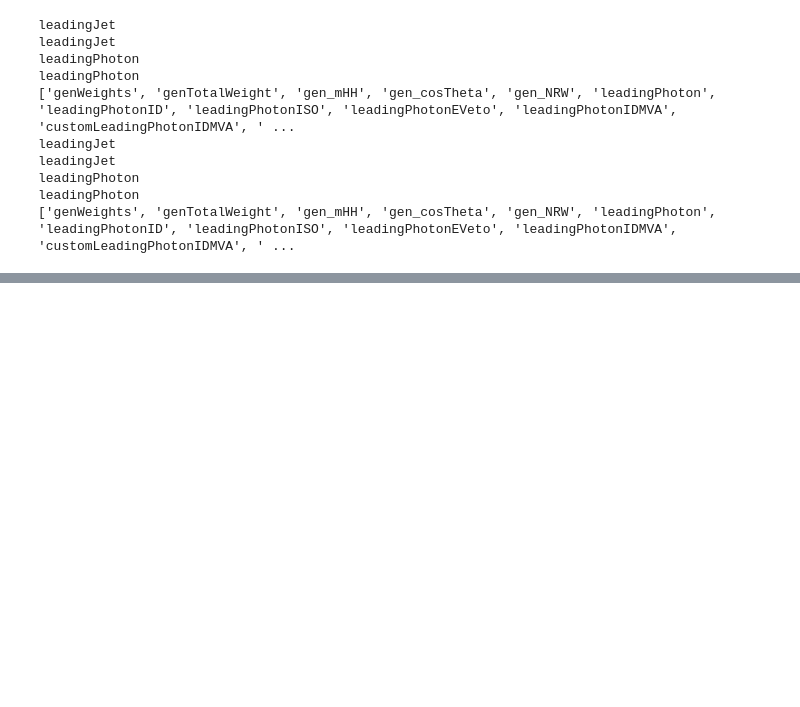
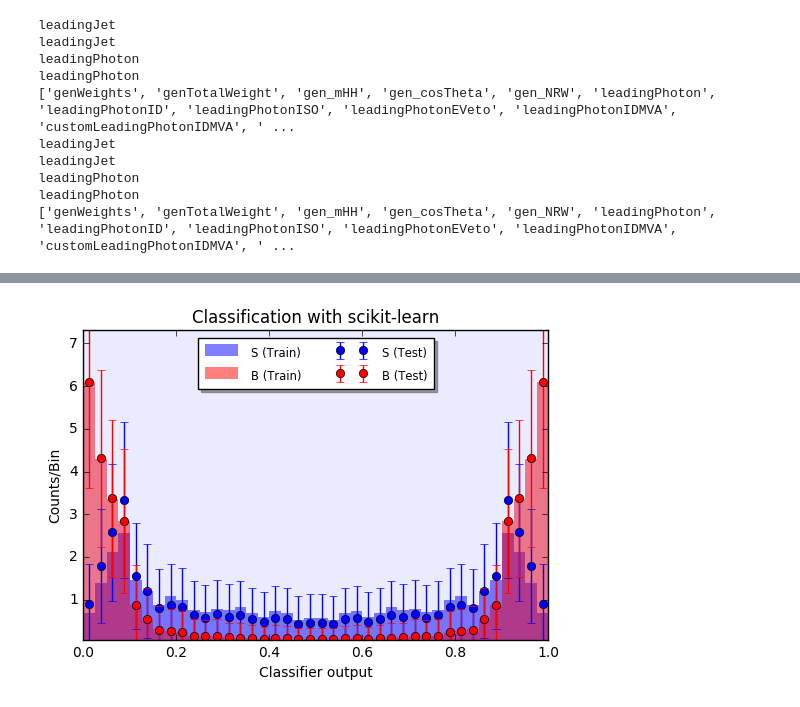
Before and after one commit to michelif/HHbbgg_ETH, a Jupyter notebook: Training/notebooks/test.ipynb, the cells around one changed output, grey strips where cells are left out. Saved outputs shown, nothing was run; the diff lists cells and outputs as text; code cells hidden in the pictures; blank space fills up the shorter version.

Commit message:
adding features for classifiers

```diff
--- a/Training/notebooks/test.ipynb
+++ b/Training/notebooks/test.ipynb
@@ -204,3 +213,80 @@ plt.show()
+# %%
+
+ # This will be the min/max of our plots
+c_max = 1.0
+c_min = 0.
+
+# Get histograms of the classifiers
+Histo_training_S = np.histogram(Y_pred_sig_train,bins=40,range=(c_min,c_max),normed=True)
+Histo_training_B = np.histogram(Y_pred_bkg_train,bins=40,range=(c_min,c_max),normed=True)
+Histo_testing_S = np.histogram(Y_pred_sig_test,bins=40,range=(c_min,c_max),normed=True)
+Histo_testing_B = np.histogram(Y_pred_bkg_test,bins=40,range=(c_min,c_max),normed=True)
+
+# Lets get the min/max of the Histograms
+AllHistos= [Histo_training_S,Histo_training_B,Histo_testing_S,Histo_testing_B]
+h_max = max([histo[0].max() for histo in AllHistos])*1.2
+h_min = min([histo[0].min() for histo in AllHistos])
+
+# Get the histogram properties (binning, widths, centers)
+bin_edges = Histo_training_S[1]
+bin_centers = ( bin_edges[:-1] + bin_edges[1:]  ) /2.
+bin_widths = (bin_edges[1:] - bin_edges[:-1])
+
+# To make error bar plots for the data, take the Poisson uncertainty sqrt(N)
+ErrorBar_testing_S = np.sqrt(Histo_testing_S[0]/Y_pred_sig_test.size)
+ErrorBar_testing_B = np.sqrt(Histo_testing_B[0]/Y_pred_bkg_test.size)
+
+# Draw objects
+ax1 = plt.subplot(111)
+
+# Draw solid histograms for the training data
+ax1.bar(bin_centers-bin_widths/2.,Histo_training_S[0],facecolor='blue',linewidth=0,width=bin_widths,label='S (Train)',alpha=0.5)
+ax1.bar(bin_centers-bin_widths/2.,Histo_training_B[0],facecolor='red',linewidth=0,width=bin_widths,label='B (Train)',alpha=0.5)
+
+# # Draw error-bar histograms for the testing data
+ax1.errorbar(bin_centers, Histo_testing_S[0], yerr=ErrorBar_testing_S, xerr=None, ecolor='blue',c='blue',fmt='o',label='S (Test)')
+ax1.errorbar(bin_centers, Histo_testing_B[0], yerr=ErrorBar_testing_B, xerr=None, ecolor='red',c='red',fmt='o',label='B (Test)')
+
+# Make a colorful backdrop to show the clasification regions in red and blue
+ax1.axvspan(0.0, c_max, color='blue',alpha=0.08)
+ax1.axvspan(c_min,0.0, color='red',alpha=0.08)
+
+# Adjust the axis boundaries (just cosmetic)
+ax1.axis([c_min, c_max, h_min, h_max])
+
+# Make labels and title
+plt.title("Classification with scikit-learn")
+plt.xlabel("Classifier output")
+plt.ylabel("Counts/Bin")
+
+# Make legend with smalll font
+legend = ax1.legend(loc='upper center', shadow=True,ncol=2)
+for alabel in legend.get_texts():
+            alabel.set_fontsize('small')
+
+# Save the result to png
+plt.savefig("Sklearn_example.png")
+
+
+'''
+plt.hist(Y_pred_sig_train,color='r', alpha=0.5,
+             normed=True,
+             label='S (train)')
+plt.hist(Y_pred_bkg_train,color='b', alpha=0.5,
+             normed=True,
+             label='B (train)')
+
+#err = np.sqrt(h_sig)
+#plt.errorbar(h_sig, yerr=0.1, fmt='o', c='r', label='S (test)')
+#err = np.sqrt(h_bkg)
+#plt.errorbar(h_bkg, yerr=0.1, fmt='o', c='r', label='B (test)')
+
+plt.xlabel("BDT output")
+plt.ylabel("Arbitrary units")
+'''
+plt.show()
+# %% [output]
+[figure, added]
 # %%
 plt.hist(Y_pred_sig_test,color='g', alpha=0.5,
              normed=True,
```
Also changed, not shown: parts of 6 cells of this notebook, 1 other file.
